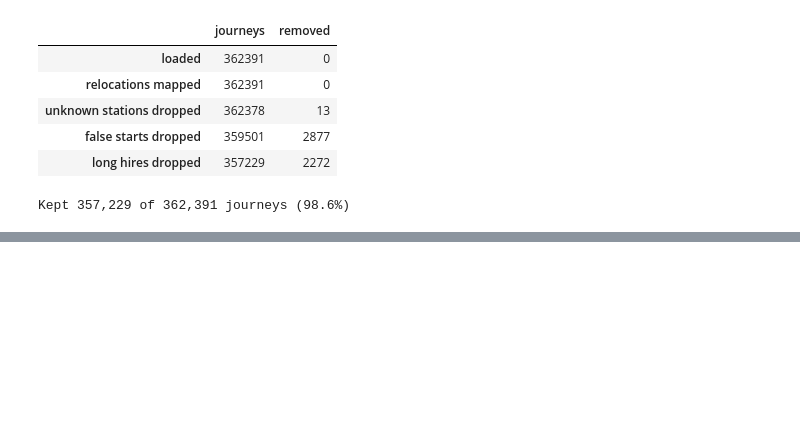
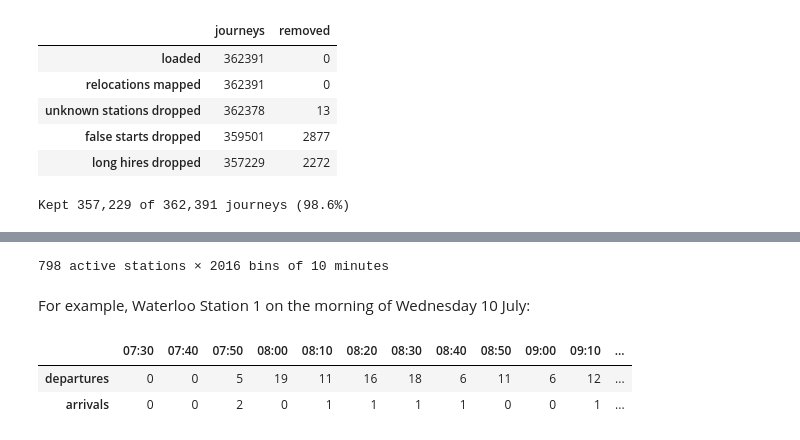
Before and after one commit to rmasad88/data_observatory, a Jupyter notebook: analysis/analysis.ipynb, the cells around one changed output, grey strips where cells are left out. Saved outputs shown, nothing was run; the diff lists cells and outputs as text; code cells hidden in the pictures; blank space fills up the shorter version.

```diff
--- a/analysis/analysis.ipynb
+++ b/analysis/analysis.ipynb
@@ -295,0 +310,33 @@ Kept 357,229 of 362,391 journeys (98.6%)
+# %%
+heartbeat = build_heartbeat(
+    journeys_clean,
+    stations_2024,
+    start=pd.Timestamp("2024-07-01"),
+    end=pd.Timestamp("2024-07-15"),
+)
+n_stations, n_bins = heartbeat.departures.shape
+print(f"{n_stations} active stations × {n_bins} bins of "
+      f"{BIN_MINUTES} minutes")
+# %% [output]
+798 active stations × 2016 bins of 10 minutes
+# %% [markdown]
+For example, Waterloo Station 1 on the morning of Wednesday 10 July:
+# %%
+row = heartbeat.stations.index[
+    heartbeat.stations["name"].str.startswith("Waterloo Station 1")
+][0]
+morning = (heartbeat.bin_starts >= "2024-07-10 07:30") & (
+    heartbeat.bin_starts < "2024-07-10 09:30"
+)
+
+pd.DataFrame(
+    {
+        "departures": heartbeat.departures[row, morning],
+        "arrivals": heartbeat.arrivals[row, morning],
+    },
+    index=heartbeat.bin_starts[morning].strftime("%H:%M"),
+).T
+# %% [output]
+|  | 07:30 | 07:40 | 07:50 | 08:00 | 08:10 | 08:20 | 08:30 | 08:40 | 08:50 | 09:00 | 09:10 | ... |
+| departures | 0 | 0 | 5 | 19 | 11 | 16 | 18 | 6 | 11 | 6 | 12 | ... |
+| arrivals | 0 | 0 | 2 | 0 | 1 | 1 | 1 | 1 | 0 | 0 | 1 | ... |
```
Also changed, not shown: parts of 2 cells of this notebook.
